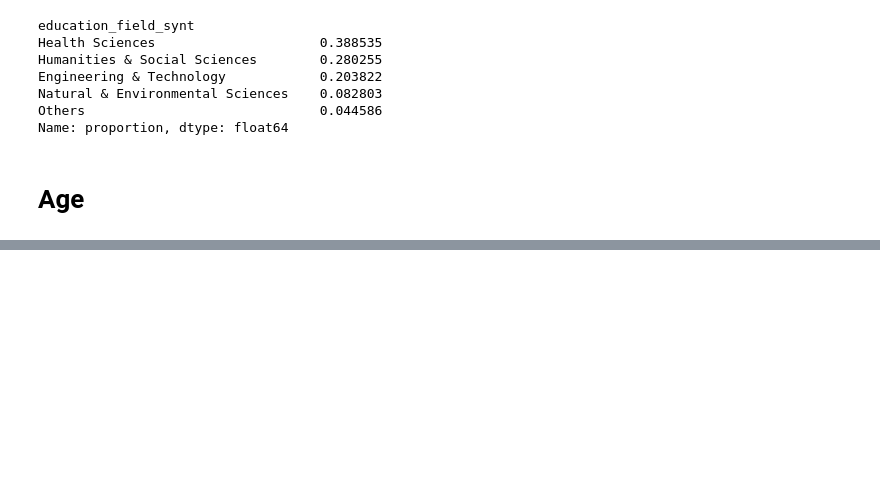
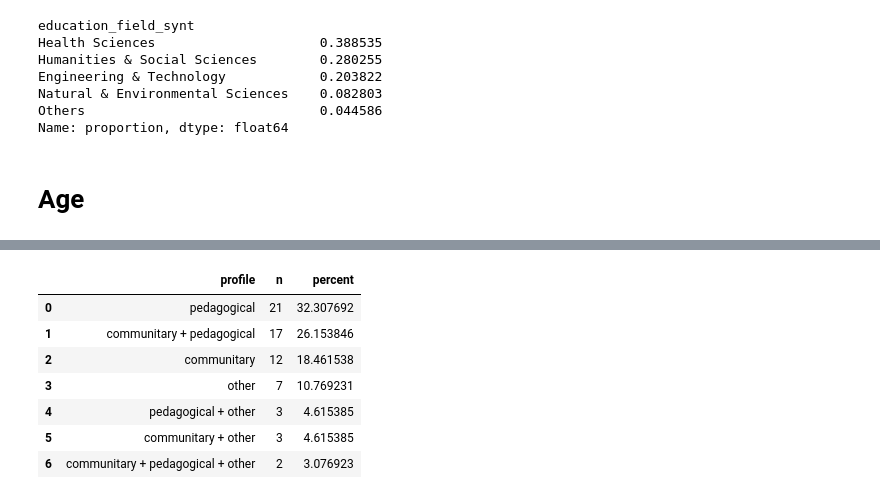
Before and after one commit to michelle-jacob/neophilic-gardener, a Jupyter notebook: notebooks/03-new_analysis_2.ipynb, the cells around one changed output, grey strips where cells are left out. Saved outputs shown, nothing was run; the diff lists cells and outputs as text; code cells hidden in the pictures; blank space fills up the shorter version.

Commit message:
Added descriptive analyses of participant characteristics.

```diff
--- a/notebooks/03-new_analysis_2.ipynb
+++ b/notebooks/03-new_analysis_2.ipynb
@@ -1361,5 +1361,13 @@ Name: proportion, dtype: float64
 # %% [markdown]
 # Age
 # %%
-df.head()
+for row in df.itertuples():
+    if len(str(row.date_birth)) == 8 and str(row.date_birth).isdigit():
+        age = str(row.date_birth)[-4:]  # Extrai os últimos 4 dígitos (ano)
+        df[row.Index, "date_birth"] = age  # Atualiza
+df["date_birth"] = pd.to_numeric(df["date_birth"], errors="coerce")
+df["date_birth"] = 2025 - df["date_birth"]
+print(f"\nUnique values in age column after cleaning: {df['date_birth'].value_counts()}")
+print(f"Data type after cleaning: {df['date_birth'].dtype}")
+print(f"Non-null values after cleaning: {df['date_birth'].count()}")
 # %% [output]
@@ -1371,0 +1483,68 @@ df.head()
+# %%
+# 1)Subsample
+df_exp = df.loc[df["garden_experience_raw"] > 0].copy()
+print("N experiência efetiva:", len(df_exp))
+
+# 2)Garden type columns (non-exclusive; can mark more than one)
+type_cols = [
+    "garden_type_communitary",
+    "garden_type_pedagogical",
+    "garden_type_other",
+]
+desc_col = "garden_type_other_description"
+
+# 3) Creating a pattern for the function is_marked: for boolean columns, treat True as marked; for others, check common "marked" values (1, true, sim, yes, y).
+def is_marked(series):
+    s = series.copy()
+    if s.dtype == bool:
+        return s.fillna(False)
+    s_str = s.astype(str).str.strip().str.lower()
+    return s_str.isin(["1", "true", "sim", "yes", "y"])
+
+# 4) Check if the columns exist in the dataframe; if not, print a warning.
+missing = [c for c in type_cols + [desc_col] if c not in df_exp.columns]
+if missing:
+    print("⚠️ Colunas ausentes no df:", missing)
+
+# 5) Couting types and percentages
+out = []
+N = len(df_exp)
+
+for c in type_cols:
+    marked = is_marked(df_exp[c])
+    n = int(marked.sum())
+    pct = n / N * 100
+    out.append({"type": c, "n": n, "percent": pct})
+
+summary_types = pd.DataFrame(out).sort_values("n", ascending=False)
+display(summary_types)
+
+# 6) Combining types into profiles (e.g., "communitary + pedagogical", etc.) based on which types are marked for each participant.
+# Ex.: "communitary + pedagogical", etc.
+combo = pd.DataFrame({c: is_marked(df_exp[c]) for c in type_cols})
+df_exp["garden_type_profile"] = combo.apply(
+    lambda r: " + ".join([c.replace("garden_type_", "") for c, v in r.items() if v]) or "none",
+    axis=1
+)
+
+profile_counts = (
+    df_exp["garden_type_profile"]
+    .value_counts(dropna=False)
+    .rename_axis("profile")
+    .reset_index(name="n")
+)
+profile_counts["percent"] = profile_counts["n"] / N * 100
+display(profile_counts)
+
+# 7) Descriptions for "other" type (checking the desc_col for rows where garden_type_other is marked).
+mask_other = is_marked(df_exp["garden_type_other"])
+other_desc_counts = (
+    df_exp.loc[mask_other, desc_col]
+    .astype(str).str.strip()
+    .replace({"": np.nan, "nan": np.nan, "None": np.nan})
+    .dropna()
+    .value_counts()
+)
+print("\nDescrições (other):")
+display(other_desc_counts.head(50))
+# %% [output]
@@ -1371,0 +1556,8 @@ df.head()
+|  | profile | n | percent |
+| 0 | pedagogical | 21 | 32.307692 |
+| 1 | communitary + pedagogical | 17 | 26.153846 |
+| 2 | communitary | 12 | 18.461538 |
+| 3 | other | 7 | 10.769231 |
+| 4 | pedagogical + other | 3 | 4.615385 |
+| 5 | communitary + other | 3 | 4.615385 |
+| 6 | communitary + pedagogical + other | 2 | 3.076923 |
```
Also changed, not shown: parts of 14 cells of this notebook.
